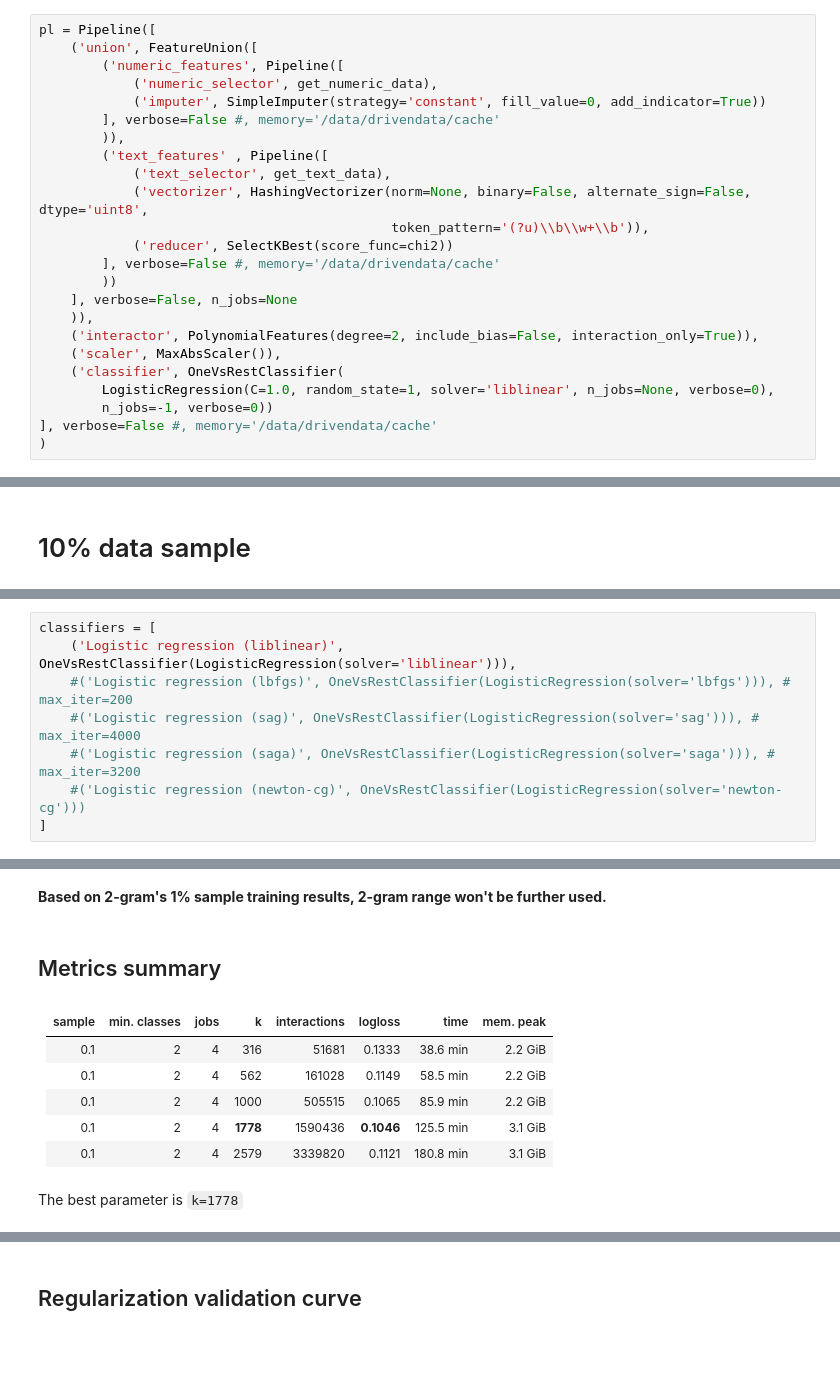
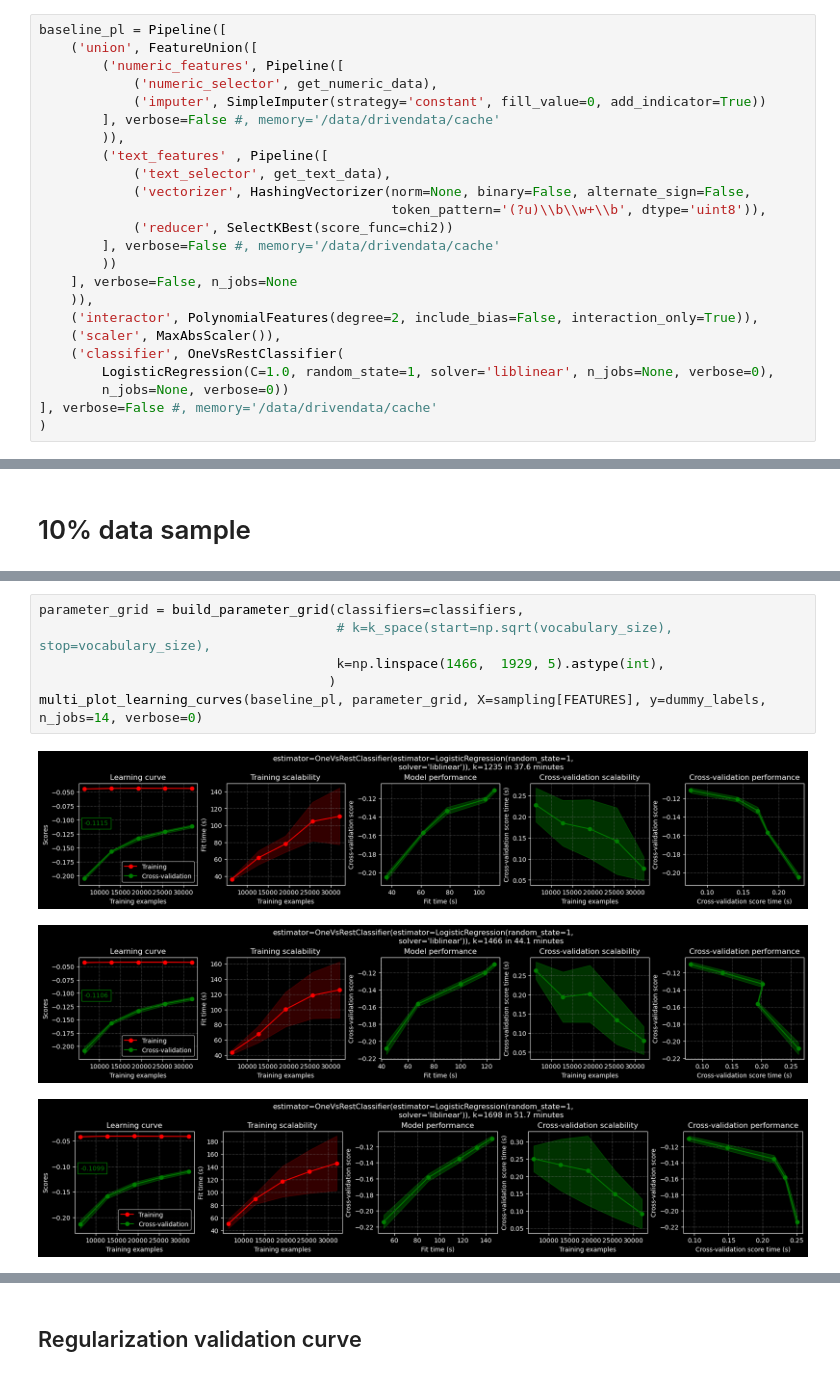
Before and after one commit to mauriciocramos/school-budgets, a Jupyter notebook: notebooks/3-Model development.ipynb, the cells around one changed output, grey strips where cells are left out. Cells and saved outputs as stored; diff of their text form; blank space fills up the shorter version.

```diff
--- a/notebooks/3-Model development.ipynb
+++ b/notebooks/3-Model development.ipynb
@@ -191,7 +192,7 @@ get_numeric_data = FunctionTransformer(disambiguate, validate=False,
 get_text_data = FunctionTransformer(combine_text_columns, validate=False,
                                     kw_args = {'to_drop': LABELS, 'sep':' '})
 # %%
-pl = Pipeline([
+baseline_pl = Pipeline([
     ('union', FeatureUnion([
         ('numeric_features', Pipeline([
             ('numeric_selector', get_numeric_data),
@@ -200,8 +201,8 @@ pl = Pipeline([
         )),
         ('text_features' , Pipeline([
             ('text_selector', get_text_data),
-            ('vectorizer', HashingVectorizer(norm=None, binary=False, alternate_sign=False, dtype='uint8',
-                                             token_pattern='(?u)\\b\\w+\\b')),
+            ('vectorizer', HashingVectorizer(norm=None, binary=False, alternate_sign=False,
+                                             token_pattern='(?u)\\b\\w+\\b', dtype='uint8')),
             ('reducer', SelectKBest(score_func=chi2))
         ], verbose=False #, memory='/data/drivendata/cache'
         ))
@@ -211,7 +212,7 @@ pl = Pipeline([
     ('scaler', MaxAbsScaler()),
     ('classifier', OneVsRestClassifier(
         LogisticRegression(C=1.0, random_state=1, solver='liblinear', n_jobs=None, verbose=0),
-        n_jobs=-1, verbose=0))
+        n_jobs=None, verbose=0))
 ], verbose=False #, memory='/data/drivendata/cache'
 )
 # %% [markdown]
@@ -536,8 +435,0 @@ Test sizes : [1601 3202 4803 6404 8005]
-# %%
-classifiers = [
-    ('Logistic regression (liblinear)', OneVsRestClassifier(LogisticRegression(solver='liblinear'))),
-    #('Logistic regression (lbfgs)', OneVsRestClassifier(LogisticRegression(solver='lbfgs'))), # max_iter=200
-    #('Logistic regression (sag)', OneVsRestClassifier(LogisticRegression(solver='sag'))), # max_iter=4000
-    #('Logistic regression (saga)', OneVsRestClassifier(LogisticRegression(solver='saga'))), # max_iter=3200
-    #('Logistic regression (newton-cg)', OneVsRestClassifier(LogisticRegression(solver='newton-cg')))
-]
@@ -575,14 +436,10 @@ for title, classifier in classifiers:
-# %% [markdown]
-**Based on 2-gram's 1% sample training results, 2-gram range won't be further used.**
-# %% [markdown]
-## Metrics summary
-# %% [markdown]
-| sample | min. classes | jobs |    k | interactions | logloss|      time | mem. peak |
-| -----: | --: | ---: | ----------: | -------: | -----: |  -------: | --------: |
-|    0.1 |   2 |    4 |   316 |    51681 | 0.1333 |  38.6 min |    2.2 GiB|
-|    0.1 |   2 |    4 |   562 |   161028 | 0.1149 |  58.5 min |    2.2 GiB|
-|    0.1 |   2 |    4 |  1000 |   505515 | 0.1065 |  85.9 min |    2.2 GiB|
-|    0.1 |   2 |    4 | **1778** |  1590436 | **0.1046** | 125.5 min |    3.1 GiB|
-|    0.1 |   2 |    4 | 2579 |  3339820 | 0.1121 | 180.8 min |    3.1 GiB|
-# %% [markdown]
-The best parameter is `k=1778`
+# %%
+parameter_grid = build_parameter_grid(classifiers=classifiers,
+                                      # k=k_space(start=np.sqrt(vocabulary_size), stop=vocabulary_size),
+                                      k=np.linspace(1466,  1929, 5).astype(int),
+                                     )
+multi_plot_learning_curves(baseline_pl, parameter_grid, X=sampling[FEATURES], y=dummy_labels, n_jobs=14, verbose=0)
+# %% [output]
+[figure, added]
+[figure, added]
+[figure, added]
```
Also changed, not shown: parts of 139 cells of this notebook, 2 other files.
